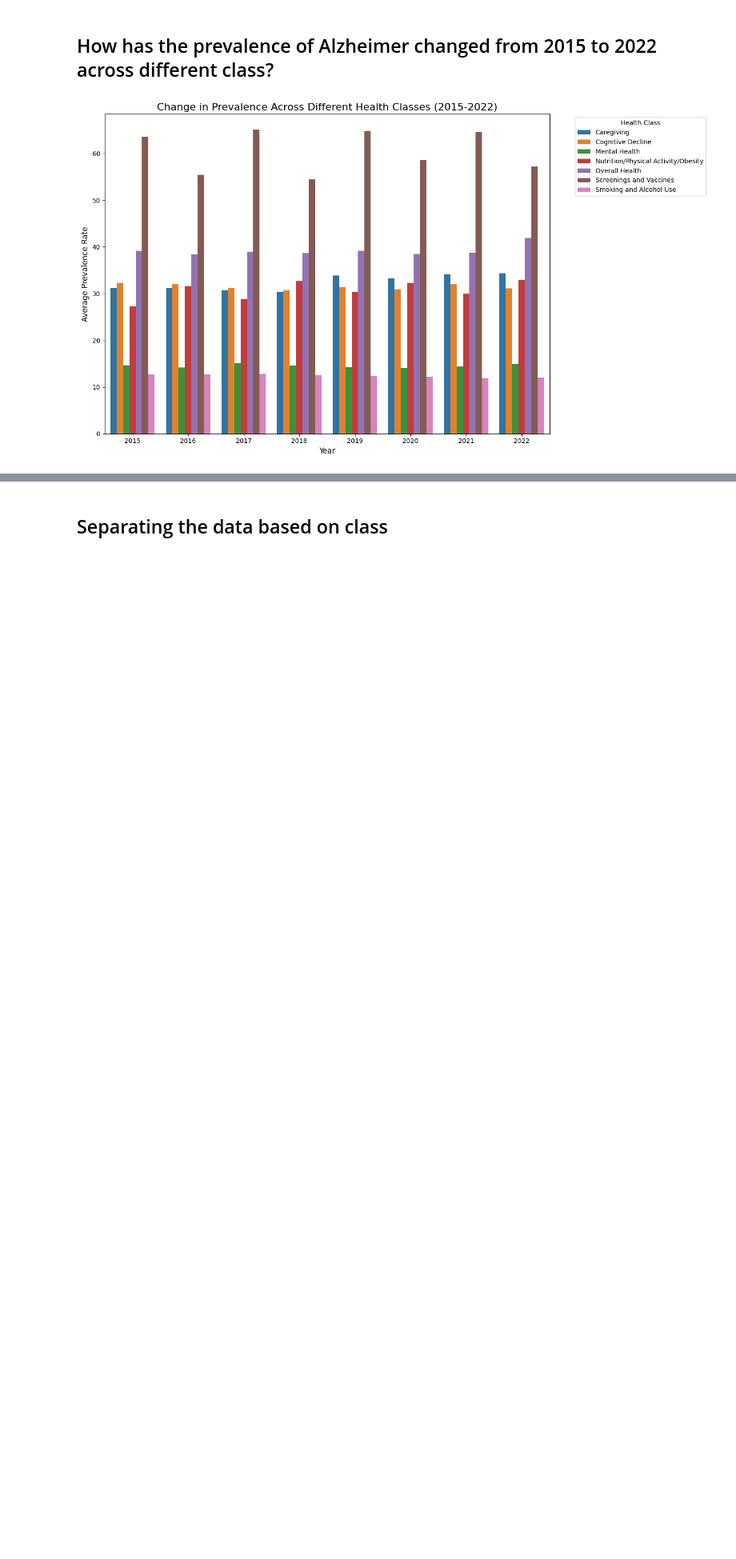
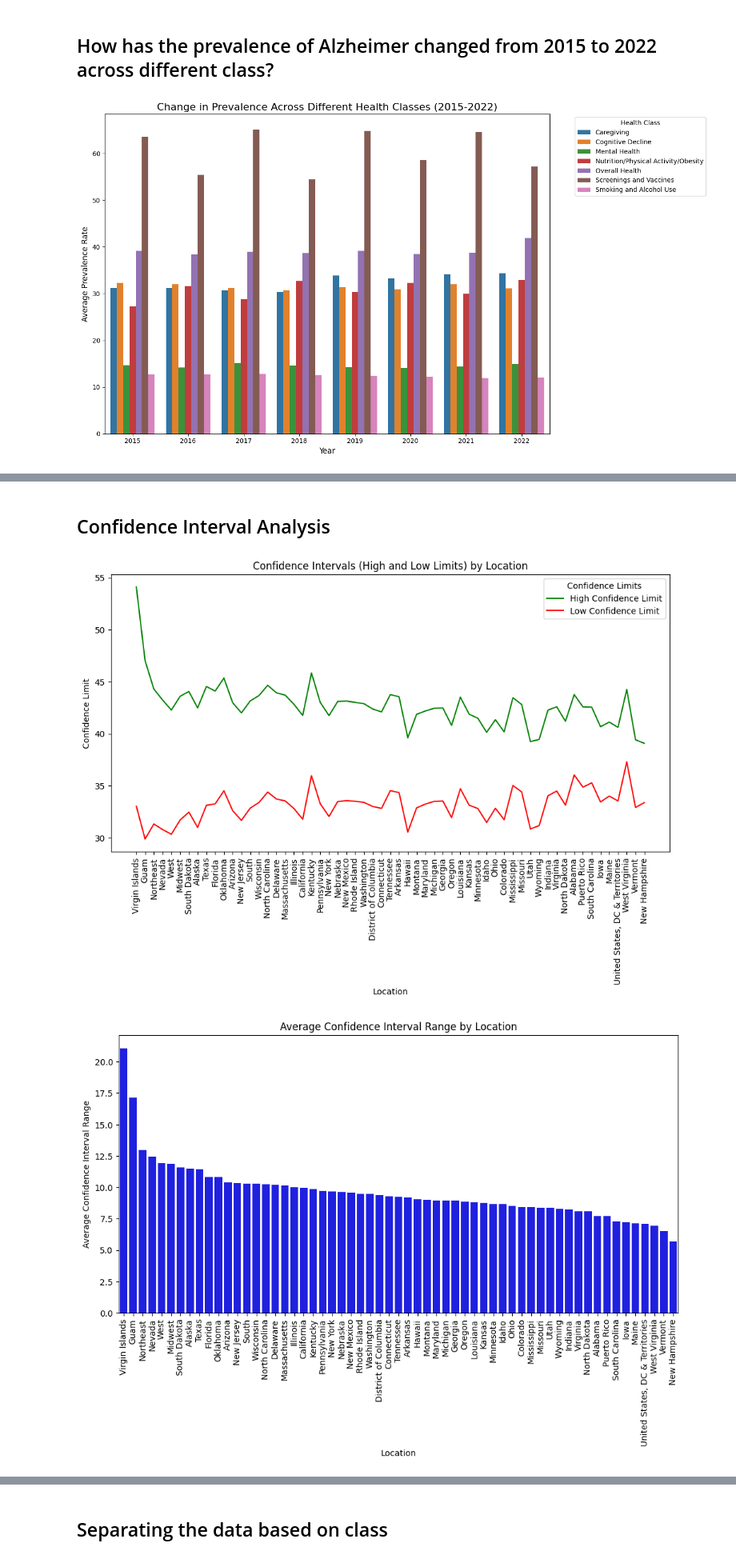
Before and after one commit to stutibimali/Alzeimer_Disease, a Jupyter notebook: alzheimer.ipynb, the cells around one changed output, grey strips where cells are left out. Shown at 80% size. Saved outputs shown, nothing was run; the diff lists cells and outputs as text; code cells hidden in the pictures; blank space fills up the shorter version.

```diff
--- a/alzheimer.ipynb
+++ b/alzheimer.ipynb
@@ -45,0 +62,31 @@ plt.show()
+# %% [markdown]
+## Confidence Interval Analysis
+# %%
+df['Confidence_Interval_Range'] = df['High_Confidence_Limit'] - df['Low_Confidence_Limit']
+df_location_confidence = df.groupby('LocationDesc').agg({
+    'Low_Confidence_Limit': 'mean',
+    'High_Confidence_Limit': 'mean',
+    'Confidence_Interval_Range': 'mean'
+}).reset_index()
+df_location_confidence_sorted = df_location_confidence.sort_values('Confidence_Interval_Range', ascending=False)
+plt.figure(figsize=(12, 6))
+sns.lineplot(data=df_location_confidence_sorted, x='LocationDesc', y='High_Confidence_Limit', label='High Confidence Limit', color='green')
+sns.lineplot(data=df_location_confidence_sorted, x='LocationDesc', y='Low_Confidence_Limit', label='Low Confidence Limit', color='red')
+plt.title('Confidence Intervals (High and Low Limits) by Location')
+plt.xlabel('Location')
+plt.ylabel('Confidence Limit')
+plt.xticks(rotation=90)
+plt.legend(title='Confidence Limits')
+plt.show()
+
+# Confidence Interval Range
+plt.figure(figsize=(12, 6))
+sns.barplot(data=df_location_confidence_sorted, x='LocationDesc', y='Confidence_Interval_Range', color='blue')
+plt.title('Average Confidence Interval Range by Location')
+plt.xlabel('Location')
+plt.ylabel('Average Confidence Interval Range')
+plt.xticks(rotation=90)
+plt.show()
+# %% [output]
+[figure, added]
+[figure, added]
```
Also changed, not shown: parts of 22 cells of this notebook, 1 other file.
